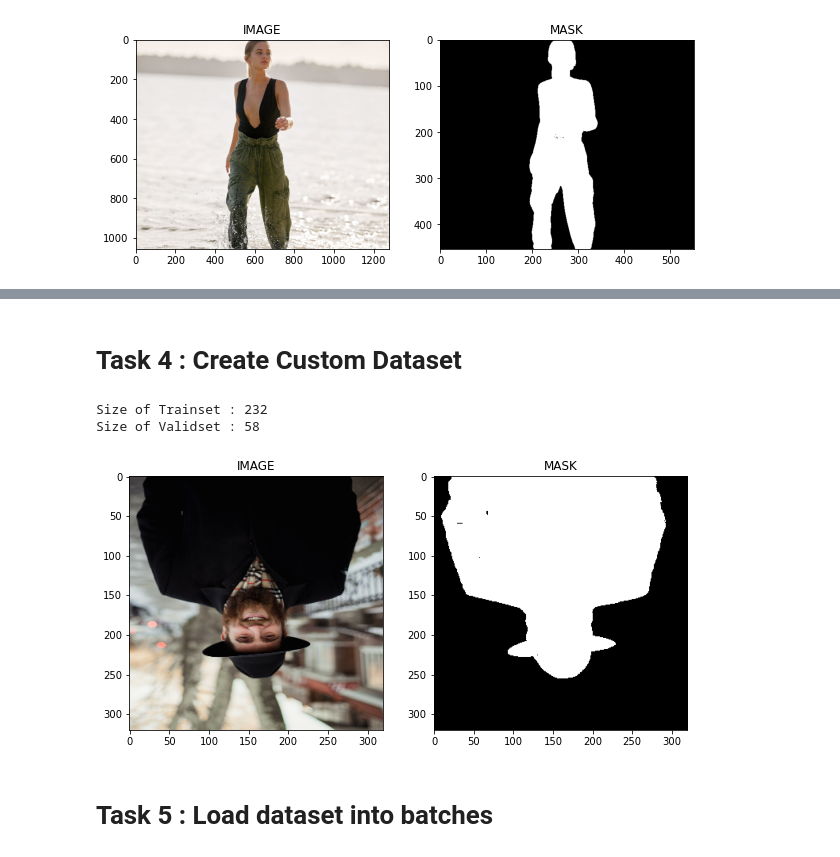
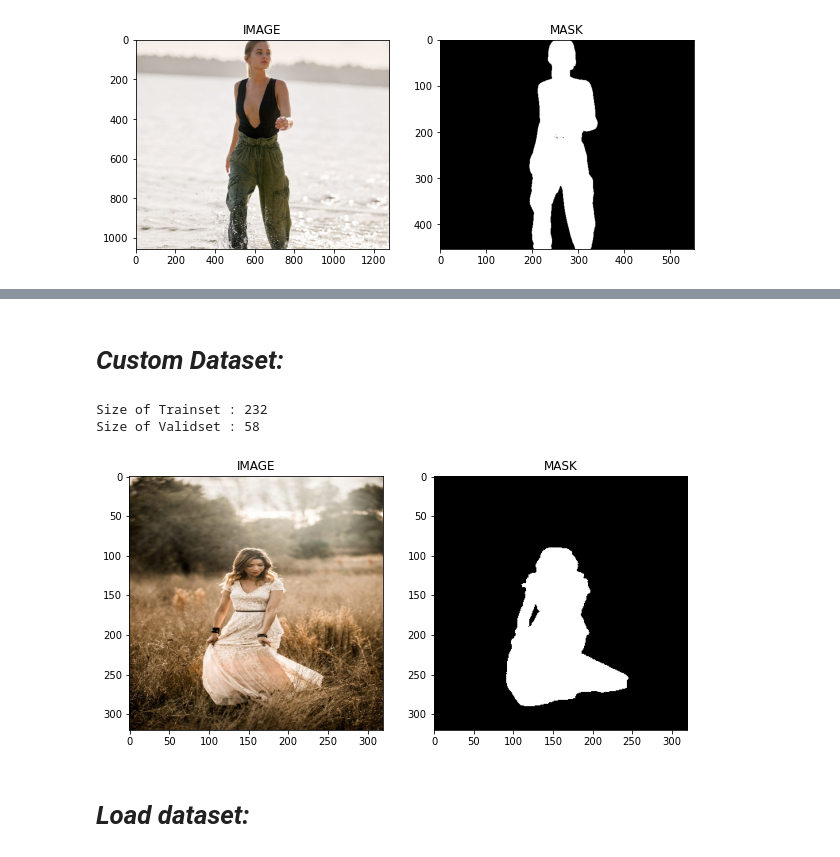
Before and after one commit to IMobinI/Human-Segmentation, a Jupyter notebook: Human Segmentation.ipynb, the cells around one changed output, grey strips where cells are left out. Cells and saved outputs as stored; diff of their text form; code cells hidden in the pictures.

```diff
--- a/Human Segmentation.ipynb
+++ b/Human Segmentation.ipynb
@@ -101,7 +98,7 @@ def get_valid_augs():
         Resize(IMG_SIZE, IMG_SIZE)
     ], is_check_shapes=False)
 # %% [markdown]
-# Task 4 : Create Custom Dataset
+# *Custom Dataset:*
 # %%
 class SegmentationDataset(Dataset):
 
@@ -144,13 +141,13 @@ print(f"Size of Validset : {len(validset)}")
 Size of Trainset : 232
 Size of Validset : 58
 # %%
-index = 2
+index = 3
 image, mask = trainset[index]
 show_image(image, mask)
 # %% [output]
-[figure, old version]
+[figure, new version]
 # %% [markdown]
-# Task 5 : Load dataset into batches
+# *Load dataset:*
 # %%
 trainloader = DataLoader(trainset, batch_size=BATCH_SIZE, shuffle=True)
 validloader = DataLoader(validset, batch_size=BATCH_SIZE, shuffle=True)
```
Also changed, not shown: parts of 17 cells of this notebook.
